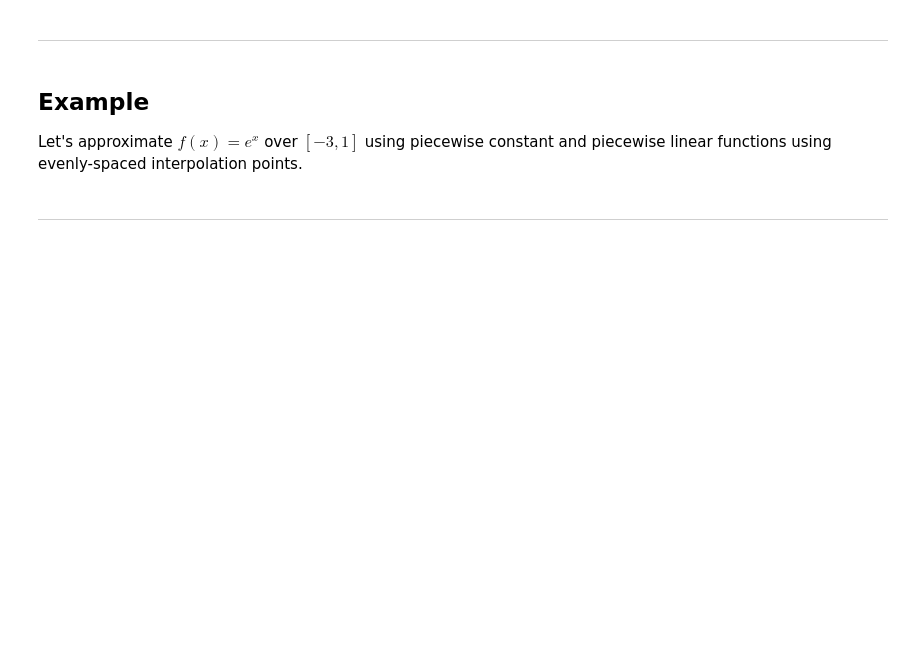
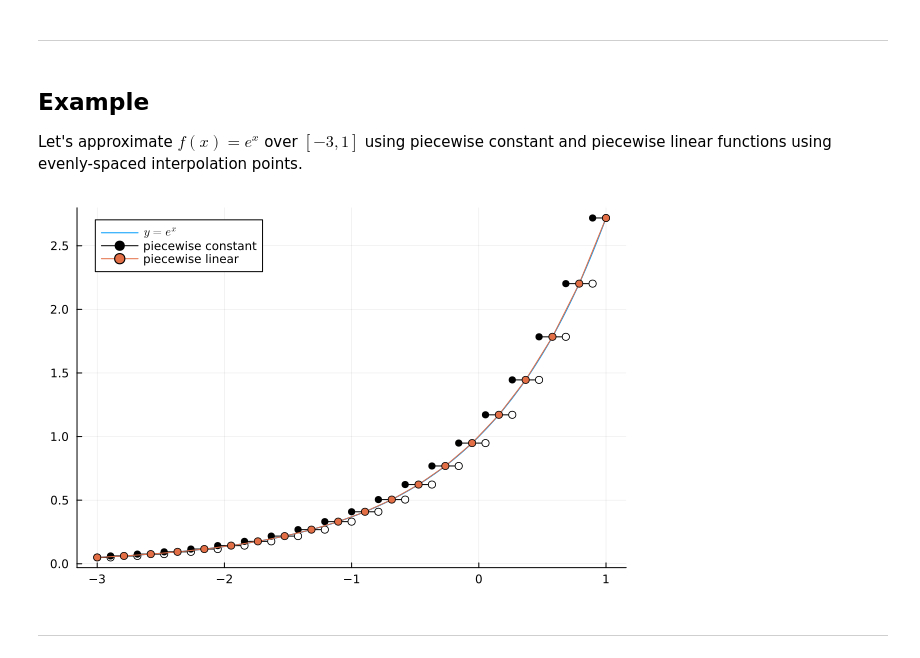
Before and after one commit to math435/20252-lecture-notes, a Jupyter notebook: chapter11/Section 11.1 - The case for piecewise polynomial interpolation.ipynb, the cells around one changed output. Cells and saved outputs as stored; diff of their text form; code cells hidden in the pictures; blank space fills up the shorter version.

```diff
--- a/chapter11/Section 11.1 - The case for piecewise polynomial interpolation.ipynb
+++ b/chapter11/Section 11.1 - The case for piecewise polynomial interpolation.ipynb
@@ -61,33 +61,36 @@ Let's approximate $f(x) = e^x$ over $[-3,1]$ using piecewise constant and piecew
 # %%
 using Plots, LaTeXStrings
 
 # Define f, a, b, n
 f(x) = exp(x)
 a, b, n = -3., 1., 20
 
 # Create n evenly spaced interpolation points in [a,b]
 xi = range(a, b, length=n)
 fxi = f.(xi)
 
 plot(legend=:topleft, aspect_ratio=:equal)
 
 # Plot y = f(x)
 plot!(f, a, b, label=L"y = e^x")
 
 # Piecewise constant
 tip1 = (xi[1]+xi[2])/2
 plot!([xi[1], tip1], [fxi[1], fxi[1]], c=:black, markershape=:circle, label="piecewise constant")
 scatter!([tip1], [fxi[1]], c=:white, label=:none)
 for i=2:n-1
     ti = (xi[i-1]+xi[i])/2
     tip1 = (xi[i]+xi[i+1])/2
     plot!([ti, tip1], [fxi[i], fxi[i]], c=:black, markershape=:circle, label=:none)
     scatter!([tip1], [fxi[i]], c=:white, label=:none)
 end
 ti = (xi[n-1]+xi[n])/2
 plot!([ti, xi[n]], [fxi[n], fxi[n]], c=:black, markershape=:circle, label=:none)
 
+
 # Piecewise linear
-#plot!(xi, f.(xi), markershape=:circle, label="piecewise linear", c=2)
+plot!(xi, f.(xi), markershape=:circle, label="piecewise linear", c=2)
+# %% [output]
+[figure, added]
 # %% [markdown]
 ---
```
Also changed, not shown: 1 other file.
